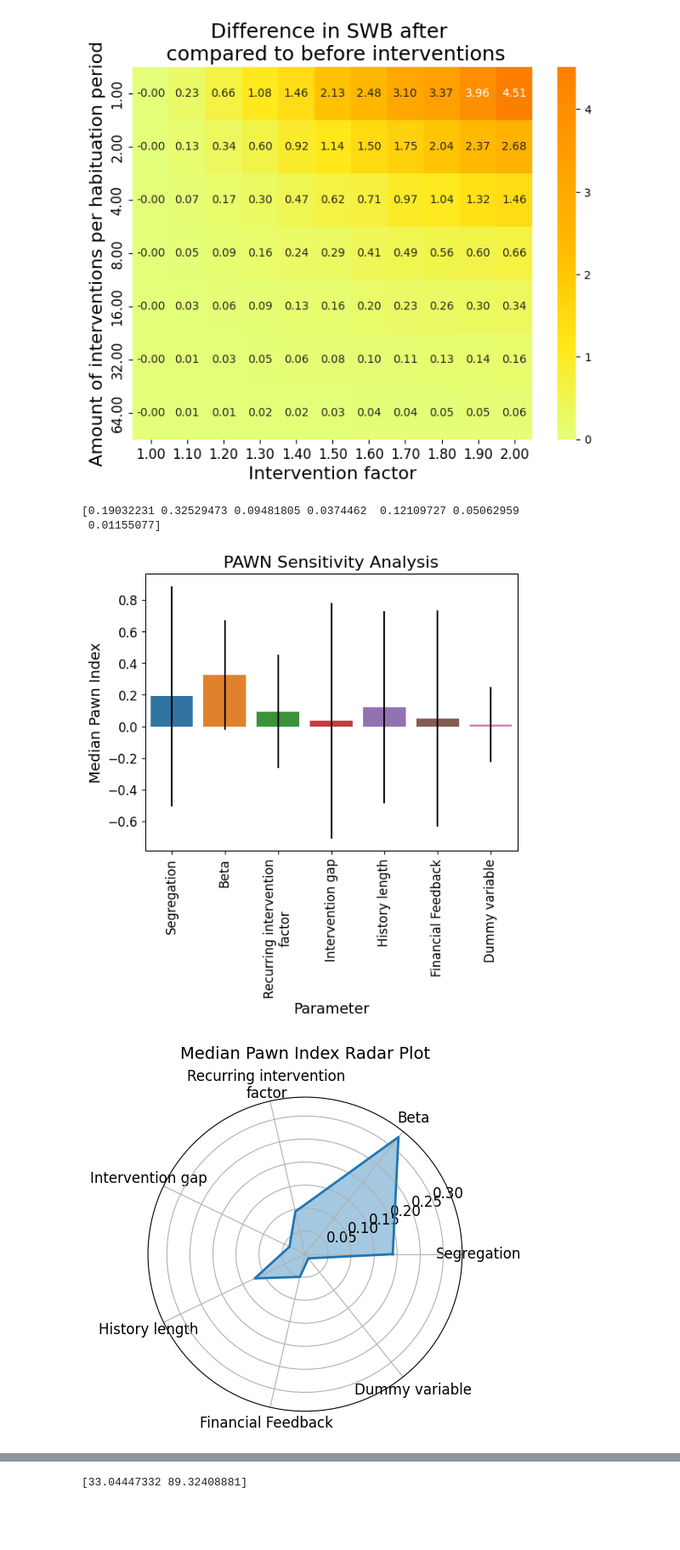
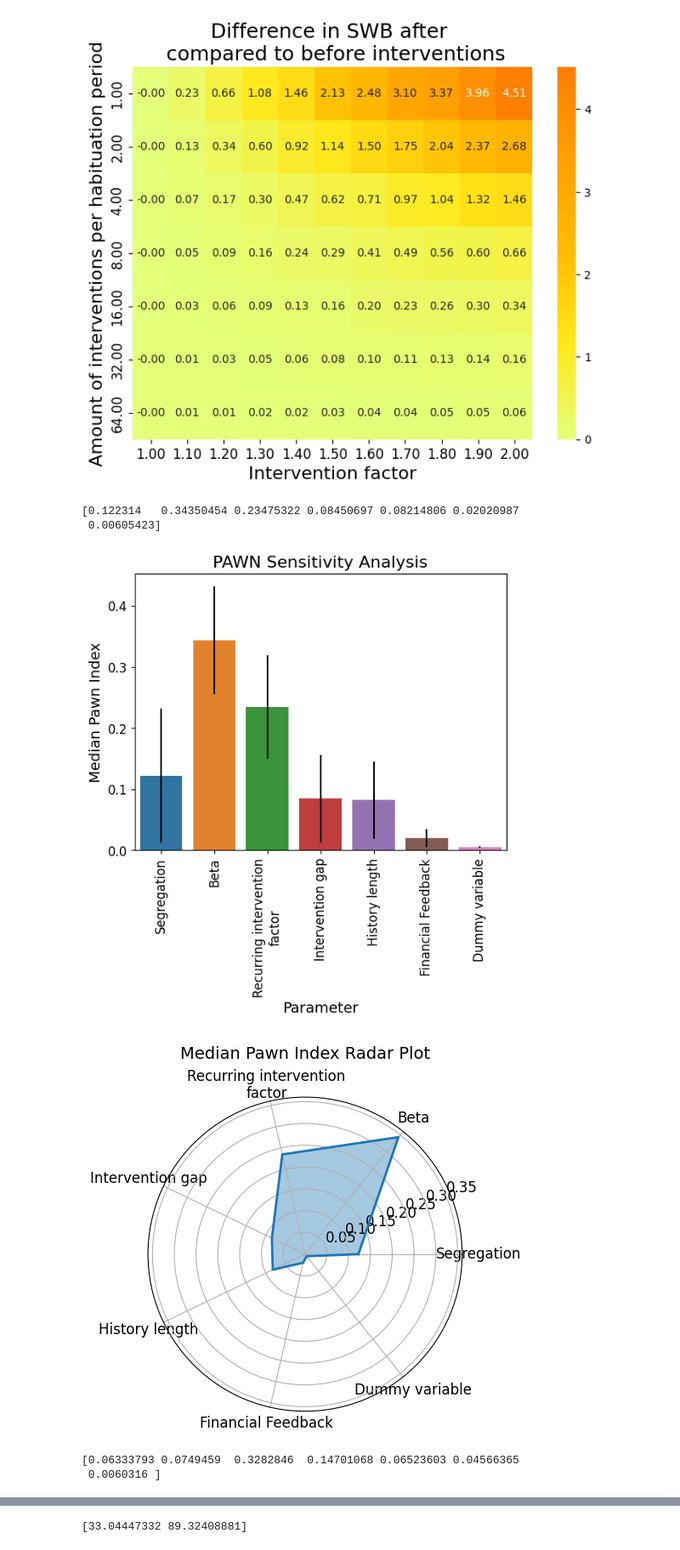
Before and after one commit to arendgeerlofs/SWB, a Jupyter notebook: plots.ipynb, the cells around one changed output, grey strips where cells are left out. Shown at 85% size. Drawn from its saved outputs; the diff is of its cells as text; code cells hidden in the pictures; blank space fills up the shorter version.

```diff
--- a/plots.ipynb
+++ b/plots.ipynb
@@ -175,7 +176,7 @@ if not per_person:
 # %%
 # GSA plots
 
-df = pd.read_csv("data/param_space_behaviour_results_specific.csv", index_col=0)
+df = pd.read_csv("data/param_space_behaviour_results_server.csv", index_col=0)
 df_mean = df["Mean SWB"]
 df_output = df["Percent changed positive"] - df["Percent changed negative"]
 df_output_sum = df["Percent changed positive"] + df["Percent changed negative"]
@@ -195,18 +196,19 @@ param_values = df.iloc[:, 0:7].to_numpy()
 
 names = ["SWB_mean", "changed", "total_changed"]
 for index, output in enumerate([df_mean, df_output, df_output_sum]):
-    Si = pawn.analyze(problem, param_values, output, 10)
+    Si = pawn.analyze(problem, param_values, output)
     print(Si["median"])
 
     Pawn_df = pd.DataFrame({
         'Parameter': problem['names'],
         'First Order': Si["median"],
-        'Confidence Interval': Si["CV"]
+        'Confidence Interval': Si["CV"],
+        'Mean': Si["mean"]
     })
 
     # Plotting the PAWN sensitivity indices
     # plt.figure(figsize=(10, 6))
-    sns.barplot(x='Parameter', y='First Order', data=Pawn_df, yerr=Pawn_df['Confidence Interval'])
+    sns.barplot(x='Parameter', y='First Order', data=Pawn_df, yerr=Pawn_df['Confidence Interval'] * Pawn_df["Mean"])
     plt.title('PAWN Sensitivity Analysis', fontsize=16)
     plt.xlabel('Parameter', fontsize=14)
     plt.ylabel('Median Pawn Index', fontsize=14)
@@ -231,34 +233,36 @@ for index, output in enumerate([df_mean, df_output, df_output_sum]):
     # Compute angle for each axis
     angles = [n / float(num_vars) * 2 * np.pi for n in range(num_vars)]
     angles += angles[:1]  # Complete the loop
 
     # Initialize radar plot
     fig, ax = plt.subplots( subplot_kw=dict(polar=True))
 
     # Plot data
     values_list += values_list[:1]  # Complete the loop
     ax.plot(angles, values_list, linewidth=2, linestyle='solid')
 
     # Fill area
     ax.fill(angles, values_list, alpha=0.4)
 
     # Add labels
     plt.xticks(angles[:-1], labels=paramater_names, fontsize=12)
     plt.yticks(fontsize=12)
 
 
     # Set y-labels
     # ax.set_rlabel_position(0)
     # plt.yticks([0.2, 0.4, 0.6, 0.8, 1.0], ['0.2', '0.4', '0.6', '0.8', '1.0'], fontsize=11)
 
     # Title
     plt.title('Median Pawn Index Radar Plot', size=14, color='black', y=1.1)
 
     plt.savefig(f"figures/Pawn_{names[index]}_radar.pdf", dpi=300)
 
     plt.show()
 # %% [output]
-[0.19032231 0.32529473 0.09481805 0.0374462  0.12109727 0.05062959
- 0.01155077]
+[0.122314   0.34350454 0.23475322 0.08450697 0.08214806 0.02020987
+ 0.00605423]
-[figure, old version]
+[figure, new version]
-[figure, old version]
+[figure, new version]
+[0.06333793 0.0749459  0.3282846  0.14701068 0.06523603 0.04566365
+ 0.0060316 ]
```
Also changed, not shown: parts of 4 cells of this notebook, 9 other files.
